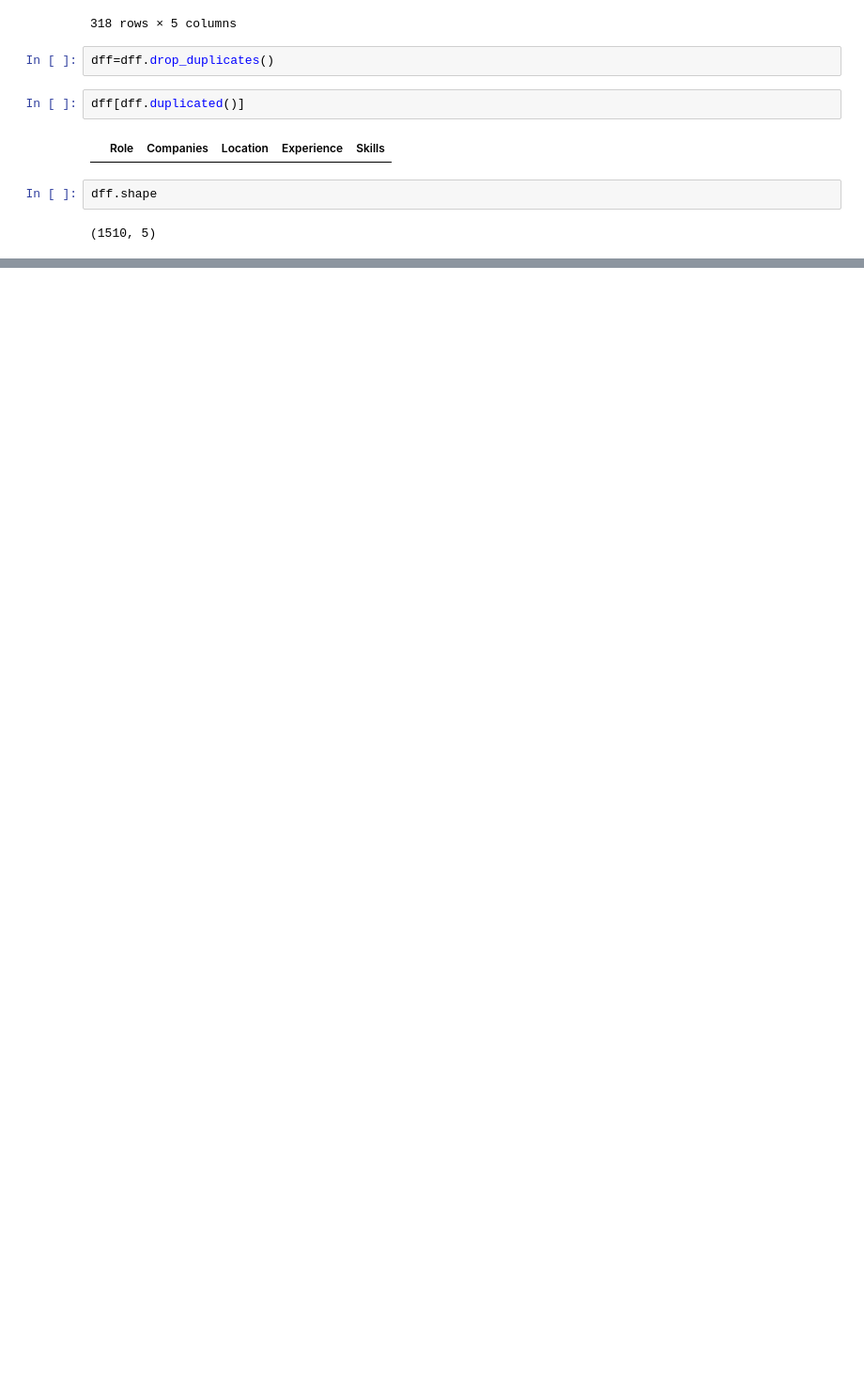
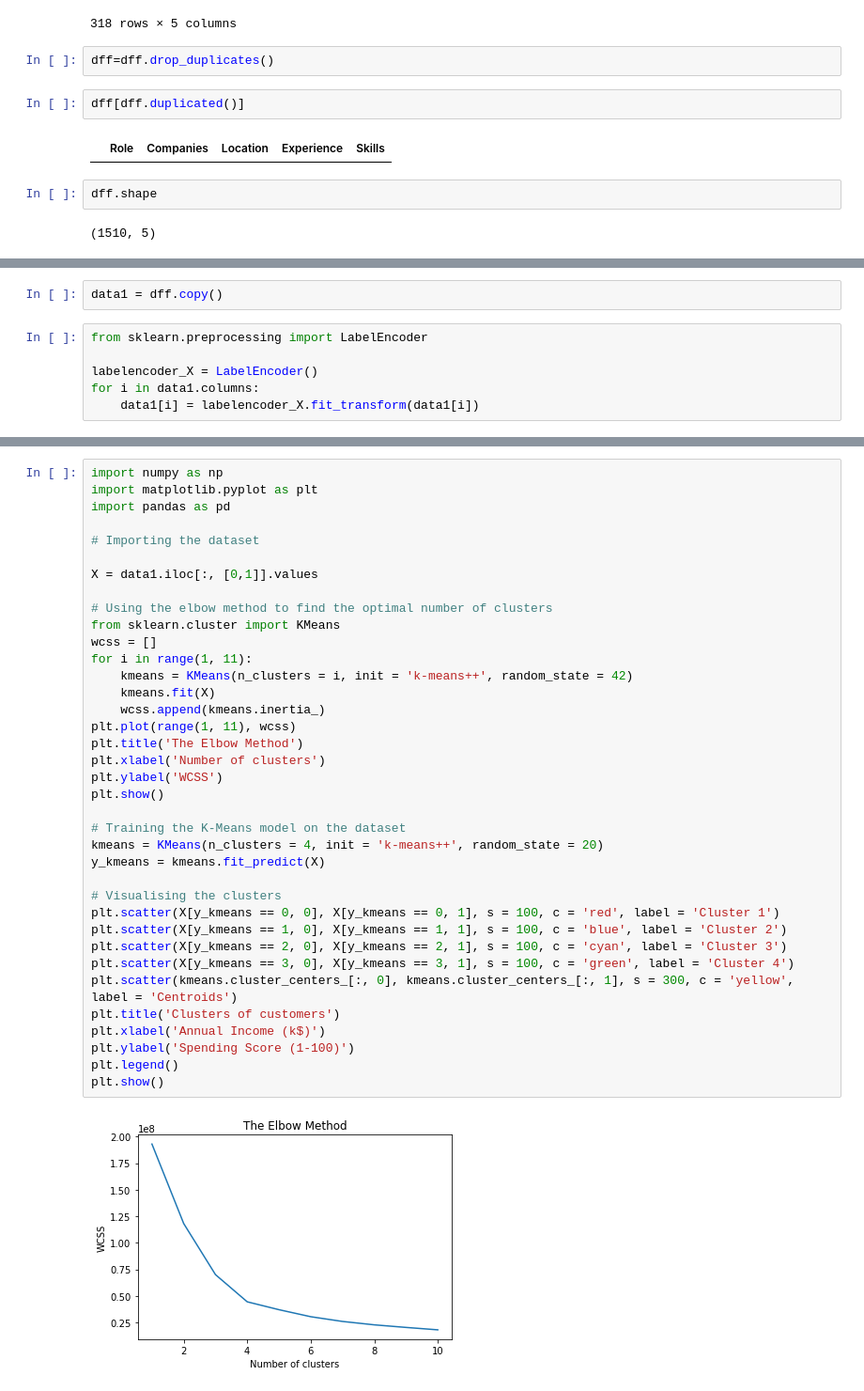
Before and after one commit to varun290101/MarketSegmentation, a Jupyter notebook: Market Segmentation.ipynb, the cells around one changed output, grey strips where cells are left out. Shown at 94% size. Saved outputs shown, nothing was run; the diff lists cells and outputs as text; blank space fills up the shorter version.

```diff
--- a/Market Segmentation.ipynb
+++ b/Market Segmentation.ipynb
@@ -110,0 +195,8 @@ dff.head()
+# %%
+data1 = dff.copy()
+# %%
+from sklearn.preprocessing import LabelEncoder
+
+labelencoder_X = LabelEncoder()
+for i in data1.columns:
+    data1[i] = labelencoder_X.fit_transform(data1[i])
@@ -110,0 +212,39 @@ dff.head()
+# %%
+import numpy as np
+import matplotlib.pyplot as plt
+import pandas as pd
+
+# Importing the dataset
+
+X = data1.iloc[:, [0,1]].values
+
+# Using the elbow method to find the optimal number of clusters
+from sklearn.cluster import KMeans
+wcss = []
+for i in range(1, 11):
+    kmeans = KMeans(n_clusters = i, init = 'k-means++', random_state = 42)
+    kmeans.fit(X)
+    wcss.append(kmeans.inertia_)
+plt.plot(range(1, 11), wcss)
+plt.title('The Elbow Method')
+plt.xlabel('Number of clusters')
+plt.ylabel('WCSS')
+plt.show()
+
+# Training the K-Means model on the dataset
+kmeans = KMeans(n_clusters = 4, init = 'k-means++', random_state = 20)
+y_kmeans = kmeans.fit_predict(X)
+
+# Visualising the clusters
+plt.scatter(X[y_kmeans == 0, 0], X[y_kmeans == 0, 1], s = 100, c = 'red', label = 'Cluster 1')
+plt.scatter(X[y_kmeans == 1, 0], X[y_kmeans == 1, 1], s = 100, c = 'blue', label = 'Cluster 2')
+plt.scatter(X[y_kmeans == 2, 0], X[y_kmeans == 2, 1], s = 100, c = 'cyan', label = 'Cluster 3')
+plt.scatter(X[y_kmeans == 3, 0], X[y_kmeans == 3, 1], s = 100, c = 'green', label = 'Cluster 4')
+plt.scatter(kmeans.cluster_centers_[:, 0], kmeans.cluster_centers_[:, 1], s = 300, c = 'yellow', label = 'Centroids')
+plt.title('Clusters of customers')
+plt.xlabel('Annual Income (k$)')
+plt.ylabel('Spending Score (1-100)')
+plt.legend()
+plt.show()
+# %% [output]
+[figure, added]
```
Also changed, not shown: parts of 19 cells of this notebook.
